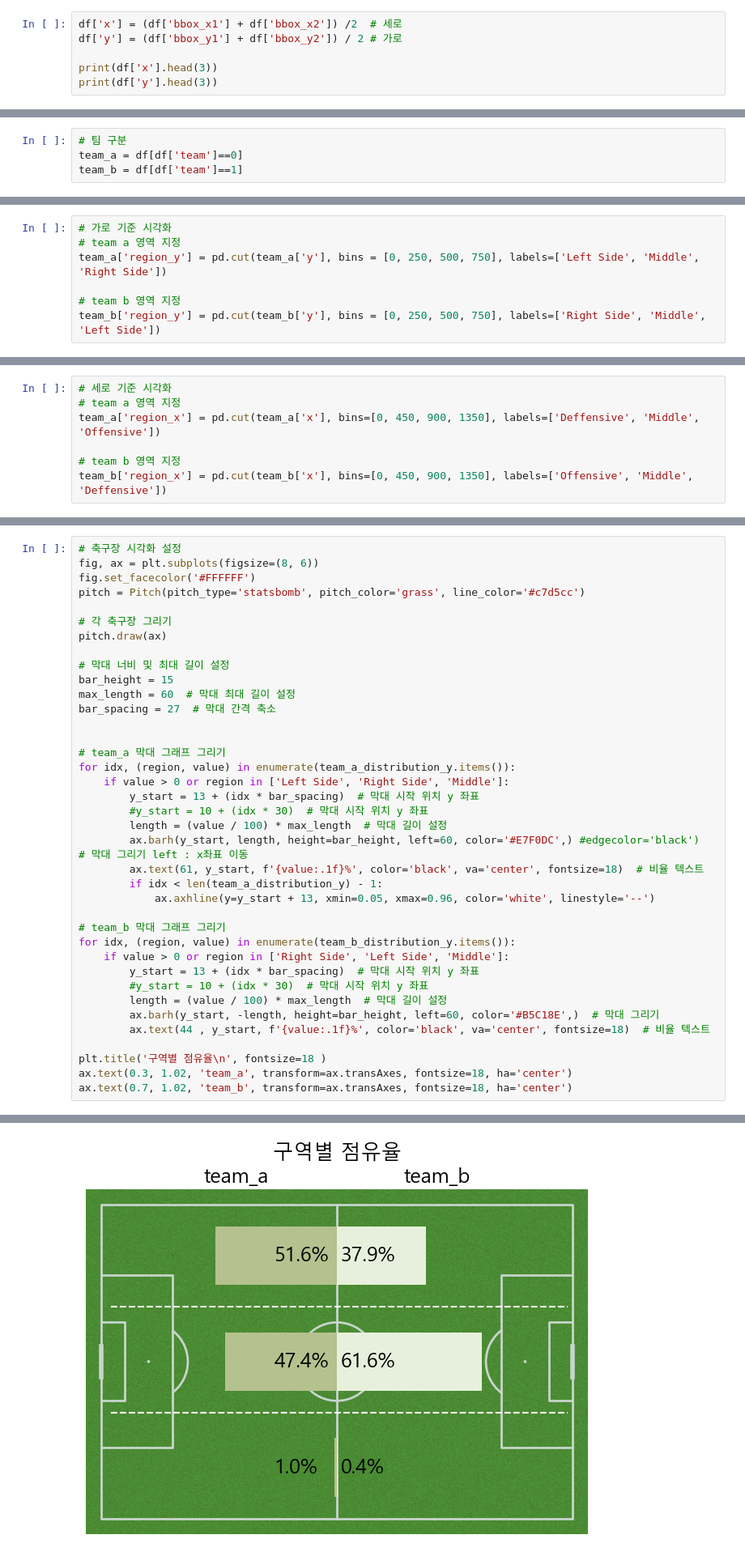
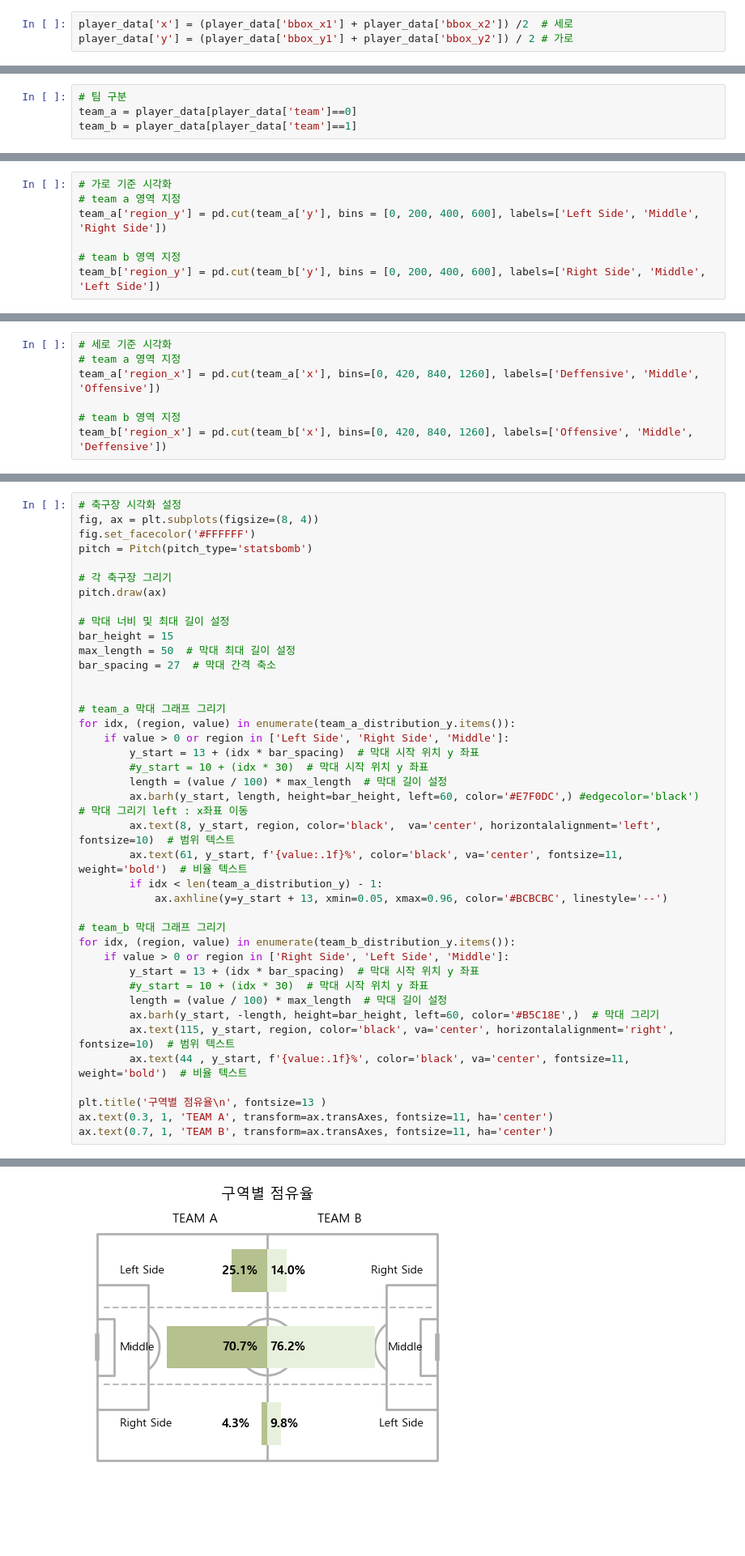
Before and after one commit to Kshi0219/adios-video, a Jupyter notebook: Kyungran/possession.ipynb, the cells around one changed output, grey strips where cells are left out. Shown at 81% size. Saved outputs shown, nothing was run; the diff lists cells and outputs as text; blank space fills up the shorter version.

```diff
--- a/Kyungran/possession.ipynb
+++ b/Kyungran/possession.ipynb
@@ -30,7 +56,4 @@ df.head()
 # %%
-df['x'] = (df['bbox_x1'] + df['bbox_x2']) /2  # 세로
-df['y'] = (df['bbox_y1'] + df['bbox_y2']) / 2 # 가로
-
-print(df['x'].head(3))
-print(df['y'].head(3))
+player_data['x'] = (player_data['bbox_x1'] + player_data['bbox_x2']) /2  # 세로
+player_data['y'] = (player_data['bbox_y1'] + player_data['bbox_y2']) / 2 # 가로
 # %% [output]
@@ -47,4 +72,4 @@ Name: y, dtype: float64
 # %%
 # 팀 구분
-team_a = df[df['team']==0]
-team_b = df[df['team']==1]
+team_a = player_data[player_data['team']==0]
+team_b = player_data[player_data['team']==1]
@@ -53,10 +78,10 @@ team_b = df[df['team']==1]
 # %%
 # 가로 기준 시각화
 # team a 영역 지정
-team_a['region_y'] = pd.cut(team_a['y'], bins = [0, 250, 500, 750], labels=['Left Side', 'Middle', 'Right Side'])
+team_a['region_y'] = pd.cut(team_a['y'], bins = [0, 200, 400, 600], labels=['Left Side', 'Middle', 'Right Side'])
 
 # team b 영역 지정
-team_b['region_y'] = pd.cut(team_b['y'], bins = [0, 250, 500, 750], labels=['Right Side', 'Middle', 'Left Side'])
+team_b['region_y'] = pd.cut(team_b['y'], bins = [0, 200, 400, 600], labels=['Right Side', 'Middle', 'Left Side'])
 # %% [output]
 A value is trying to be set on a copy of a slice from a DataFrame.
 Try using .loc[row_indexer,col_indexer] = value instead
@@ -71,10 +96,10 @@ See the caveats in the documentation: https://pandas.pydata.org/pandas-docs/stab
 # %%
 # 세로 기준 시각화
 # team a 영역 지정
-team_a['region_x'] = pd.cut(team_a['x'], bins=[0, 450, 900, 1350], labels=['Deffensive', 'Middle', 'Offensive'])
+team_a['region_x'] = pd.cut(team_a['x'], bins=[0, 420, 840, 1260], labels=['Deffensive', 'Middle', 'Offensive'])
 
 # team b 영역 지정
-team_b['region_x'] = pd.cut(team_b['x'], bins=[0, 450, 900, 1350], labels=['Offensive', 'Middle', 'Deffensive'])
+team_b['region_x'] = pd.cut(team_b['x'], bins=[0, 420, 840, 1260], labels=['Offensive', 'Middle', 'Deffensive'])
 # %% [output]
 A value is trying to be set on a copy of a slice from a DataFrame.
 Try using .loc[row_indexer,col_indexer] = value instead
@@ -137,16 +162,16 @@ Deffensive    10.956630
 Name: proportion, dtype: float64
 # %%
 # 축구장 시각화 설정
-fig, ax = plt.subplots(figsize=(8, 6))
+fig, ax = plt.subplots(figsize=(8, 4))
 fig.set_facecolor('#FFFFFF')
-pitch = Pitch(pitch_type='statsbomb', pitch_color='grass', line_color='#c7d5cc')
+pitch = Pitch(pitch_type='statsbomb')
 
 # 각 축구장 그리기
 pitch.draw(ax)
 
 # 막대 너비 및 최대 길이 설정
 bar_height = 15
-max_length = 60  # 막대 최대 길이 설정
+max_length = 50  # 막대 최대 길이 설정
 bar_spacing = 27  # 막대 간격 축소
 
 
@@ -157,9 +182,10 @@ for idx, (region, value) in enumerate(team_a_distribution_y.items()):
         #y_start = 10 + (idx * 30)  # 막대 시작 위치 y 좌표
         length = (value / 100) * max_length  # 막대 길이 설정
         ax.barh(y_start, length, height=bar_height, left=60, color='#E7F0DC',) #edgecolor='black')  # 막대 그리기 left : x좌표 이동
-        ax.text(61, y_start, f'{value:.1f}%', color='black', va='center', fontsize=18)  # 비율 텍스트
+        ax.text(8, y_start, region, color='black',  va='center', horizontalalignment='left', fontsize=10)  # 범위 텍스트
+        ax.text(61, y_start, f'{value:.1f}%', color='black', va='center', fontsize=11, weight='bold')  # 비율 텍스트
         if idx < len(team_a_distribution_y) - 1:
-            ax.axhline(y=y_start + 13, xmin=0.05, xmax=0.96, color='white', linestyle='--')
+            ax.axhline(y=y_start + 13, xmin=0.05, xmax=0.96, color='#BCBCBC', linestyle='--')
 
 # team_b 막대 그래프 그리기
 for idx, (region, value) in enumerate(team_b_distribution_y.items()):
@@ -168,9 +194,10 @@ for idx, (region, value) in enumerate(team_b_distribution_y.items()):
         #y_start = 10 + (idx * 30)  # 막대 시작 위치 y 좌표
         length = (value / 100) * max_length  # 막대 길이 설정
         ax.barh(y_start, -length, height=bar_height, left=60, color='#B5C18E',)  # 막대 그리기
-        ax.text(44 , y_start, f'{value:.1f}%', color='black', va='center', fontsize=18)  # 비율 텍스트
+        ax.text(115, y_start, region, color='black', va='center', horizontalalignment='right', fontsize=10)  # 범위 텍스트
+        ax.text(44 , y_start, f'{value:.1f}%', color='black', va='center', fontsize=11, weight='bold')  # 비율 텍스트
 
-plt.title('구역별 점유율\n', fontsize=18 )
-ax.text(0.3, 1.02, 'team_a', transform=ax.transAxes, fontsize=18, ha='center')
-ax.text(0.7, 1.02, 'team_b', transform=ax.transAxes, fontsize=18, ha='center')
+plt.title('구역별 점유율\n', fontsize=13 )
+ax.text(0.3, 1, 'TEAM A', transform=ax.transAxes, fontsize=11, ha='center')
+ax.text(0.7, 1, 'TEAM B', transform=ax.transAxes, fontsize=11, ha='center')
 # %% [output]
@@ -178,4 +205,4 @@ Text(0.7, 1.02, 'team_b')
-[figure, old version]
+[figure, new version]
 # %%
 ## 2번째 subplot
 
```
Also changed, not shown: parts of 20 cells of this notebook.
